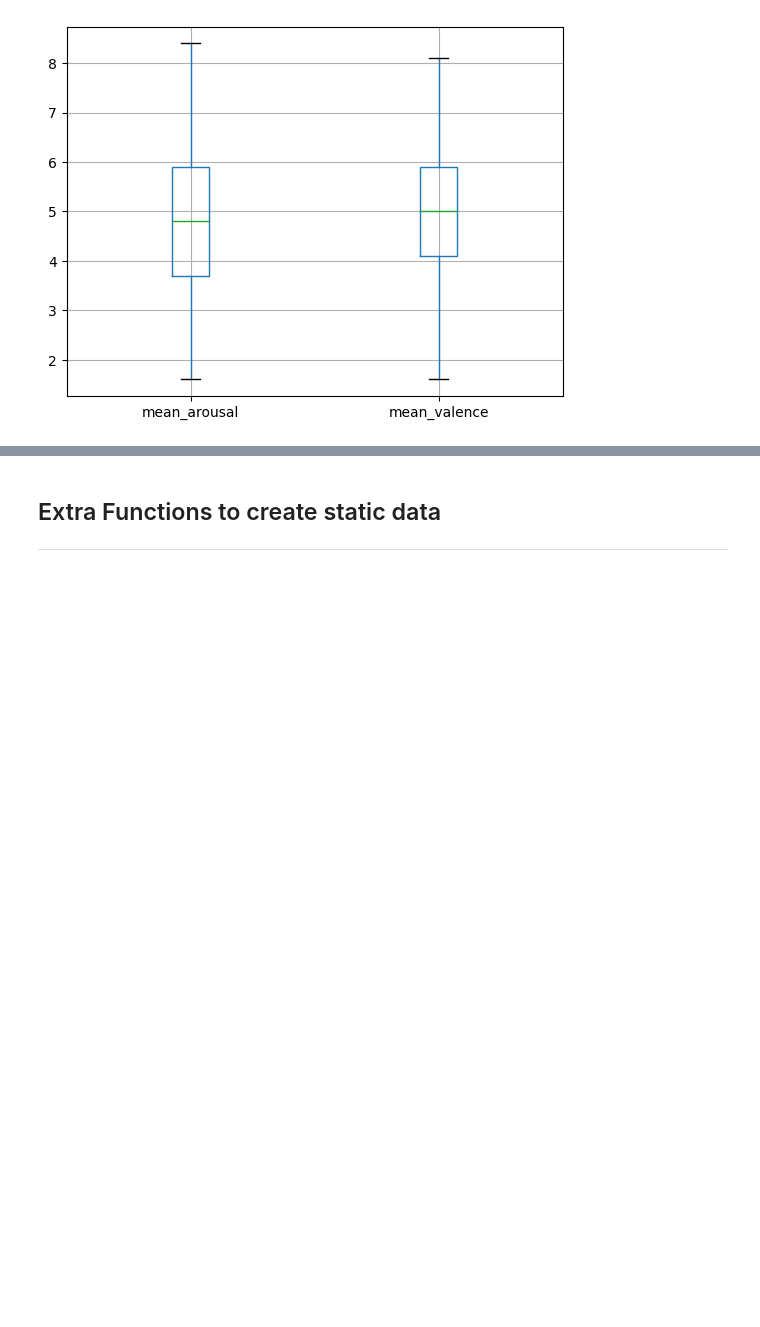
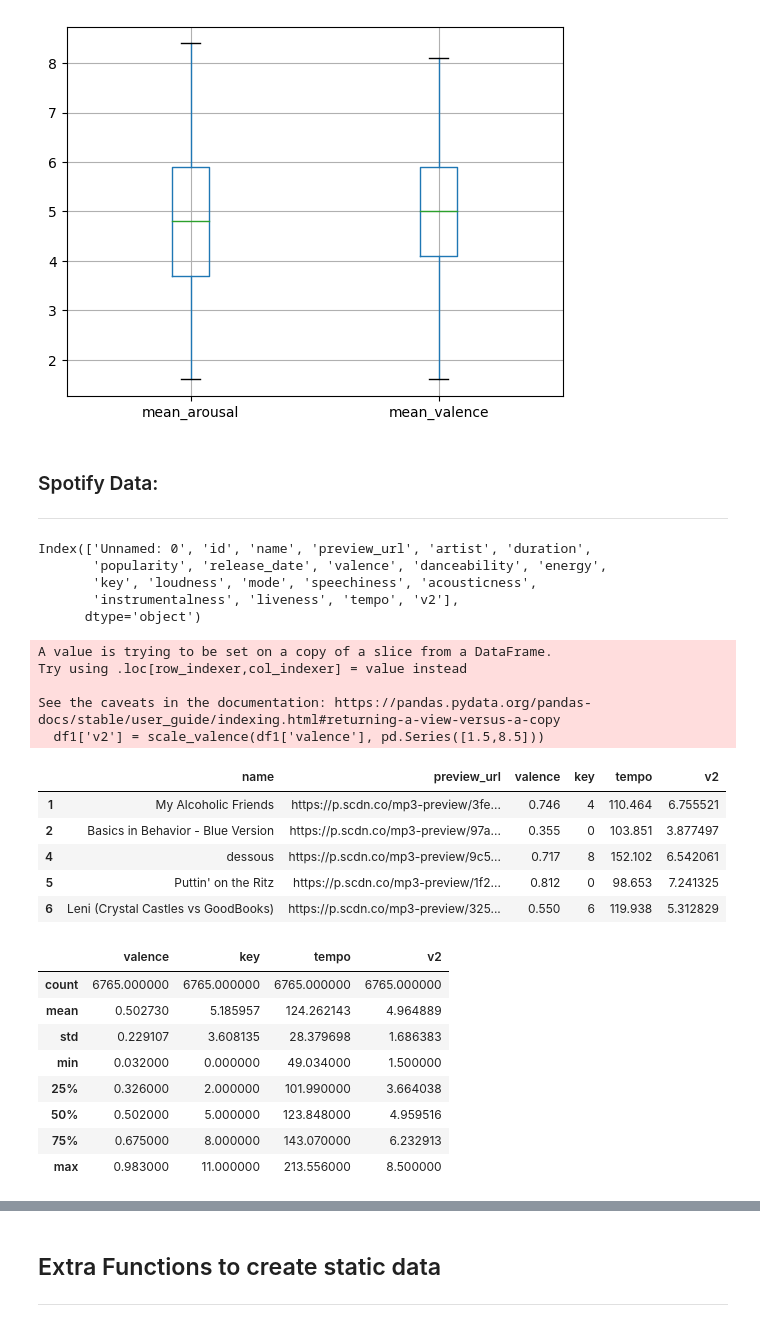
Before and after one commit to ty-martz/audiologic, a Jupyter notebook: eda.ipynb, the cells around one changed output, grey strips where cells are left out. Drawn from its saved outputs; the diff is of its cells as text; code cells hidden in the pictures; blank space fills up the shorter version.

Commit message:
add spotify data and analysis

```diff
--- a/eda.ipynb
+++ b/eda.ipynb
@@ -153,3 +158,48 @@ df[['mean_arousal', 'mean_valence']].boxplot()
 | max | 1000.000000 | 8.400000 | 2.846000 | 8.100000 | 2.668700 |
 <AxesSubplot: >
 [figure]
+# %% [markdown]
+### Spotify Data:
+---
+# %%
+def scale_valence(old, new_range):
+    orange = old.max() - old.min()
+    nrange = new_range.max() - new_range.min()
+    scaled = [(((x - old.min()) * nrange) / orange) + new_range.min() for x in old]
+    return scaled
+# %%
+df = pd.read_csv('data/spotify_data.csv').dropna()
+df1 = df[df['valence'] != 0]
+df1['v2'] = scale_valence(df1['valence'], pd.Series([1.5,8.5]))
+print(df1.columns)
+
+spot = df1.copy()[['name', 'preview_url', 'valence', 'key', 'tempo', 'v2']]
+
+display(spot.head())
+display(spot.describe())
+# %% [output]
+Index(['Unnamed: 0', 'id', 'name', 'preview_url', 'artist', 'duration',
+       'popularity', 'release_date', 'valence', 'danceability', 'energy',
+       'key', 'loudness', 'mode', 'speechiness', 'acousticness',
+       'instrumentalness', 'liveness', 'tempo', 'v2'],
+      dtype='object')
+A value is trying to be set on a copy of a slice from a DataFrame.
+Try using .loc[row_indexer,col_indexer] = value instead
+
+See the caveats in the documentation: https://pandas.pydata.org/pandas-docs/stable/user_guide/indexing.html#returning-a-view-versus-a-copy
+  df1['v2'] = scale_valence(df1['valence'], pd.Series([1.5,8.5]))
+|  | name | preview_url | valence | key | tempo | v2 |
+| 1 | My Alcoholic Friends | https://p.scdn.co/mp3-preview/3fe... | 0.746 | 4 | 110.464 | 6.755521 |
+| 2 | Basics in Behavior - Blue Version | https://p.scdn.co/mp3-preview/97a... | 0.355 | 0 | 103.851 | 3.877497 |
+| 4 | dessous | https://p.scdn.co/mp3-preview/9c5... | 0.717 | 8 | 152.102 | 6.542061 |
+| 5 | Puttin' on the Ritz | https://p.scdn.co/mp3-preview/1f2... | 0.812 | 0 | 98.653 | 7.241325 |
+| 6 | Leni (Crystal Castles vs GoodBooks) | https://p.scdn.co/mp3-preview/325... | 0.550 | 6 | 119.938 | 5.312829 |
+|  | valence | key | tempo | v2 |
+| count | 6765.000000 | 6765.000000 | 6765.000000 | 6765.000000 |
+| mean | 0.502730 | 5.185957 | 124.262143 | 4.964889 |
+| std | 0.229107 | 3.608135 | 28.379698 | 1.686383 |
+| min | 0.032000 | 0.000000 | 49.034000 | 1.500000 |
+| 25% | 0.326000 | 2.000000 | 101.990000 | 3.664038 |
+| 50% | 0.502000 | 5.000000 | 123.848000 | 4.959516 |
+| 75% | 0.675000 | 8.000000 | 143.070000 | 6.232913 |
+| max | 0.983000 | 11.000000 | 213.556000 | 8.500000 |
```
Also changed, not shown: parts of 3 cells of this notebook, 1 other file.
